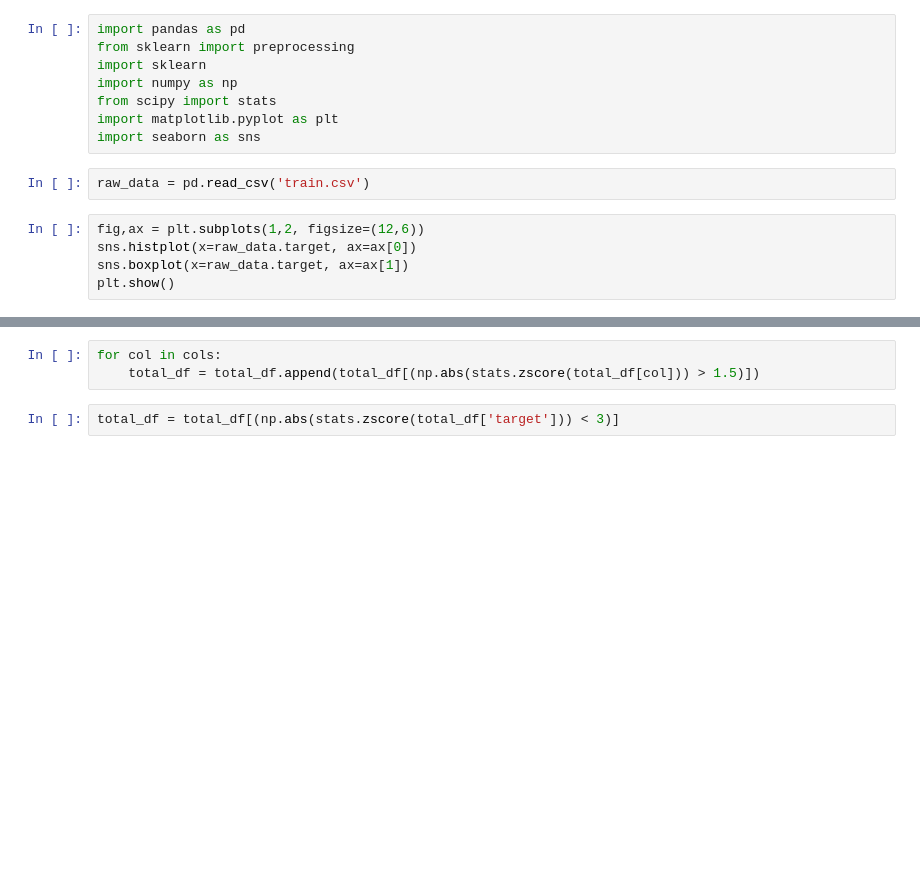
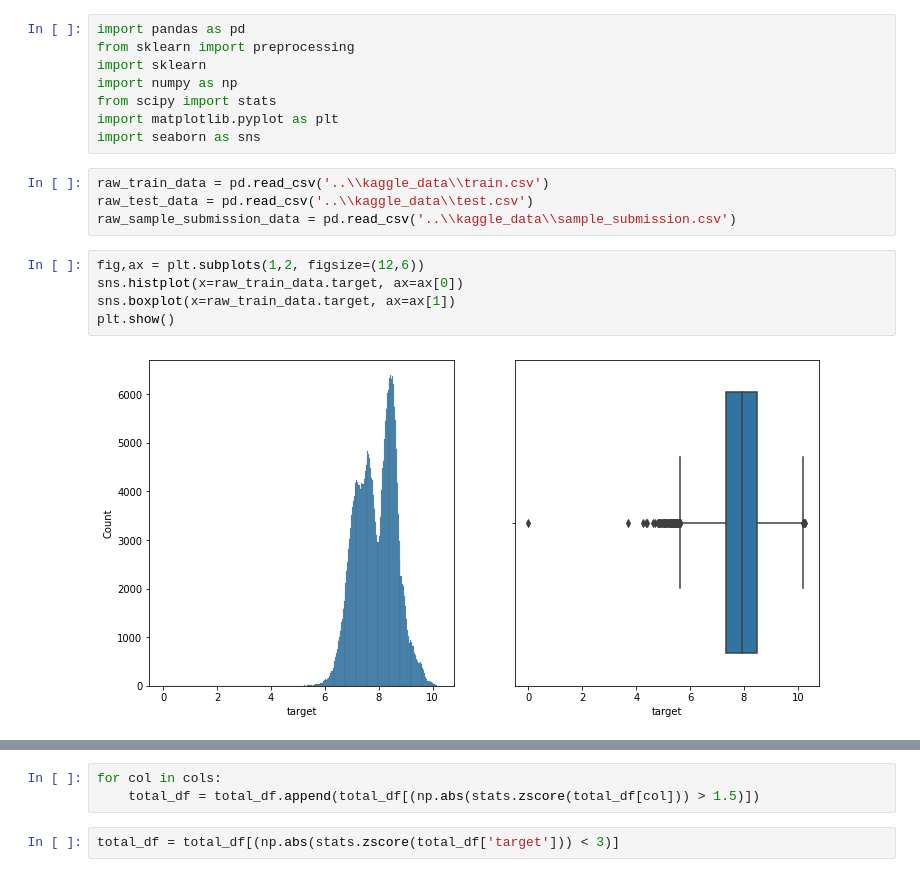
Before and after one commit to darkmatter2222/Kaggle_Tabular_Playground_Series-ML, a Jupyter notebook: Jan-2021/notebooks/first attempt.ipynb, the cells around one changed output, grey strips where cells are left out. Cells and saved outputs as stored; diff of their text form; blank space fills up the shorter version.

```diff
--- a/Jan-2021/notebooks/first attempt.ipynb
+++ b/Jan-2021/notebooks/first attempt.ipynb
@@ -6,12 +6,16 @@ import numpy as np
 from scipy import stats
 import matplotlib.pyplot as plt
 import seaborn as sns
-# %%
-raw_data = pd.read_csv('train.csv')
+# %%
+raw_train_data = pd.read_csv('..\\kaggle_data\\train.csv')
+raw_test_data = pd.read_csv('..\\kaggle_data\\test.csv')
+raw_sample_submission_data = pd.read_csv('..\\kaggle_data\\sample_submission.csv')
 # %%
 fig,ax = plt.subplots(1,2, figsize=(12,6))
-sns.histplot(x=raw_data.target, ax=ax[0])
-sns.boxplot(x=raw_data.target, ax=ax[1])
+sns.histplot(x=raw_train_data.target, ax=ax[0])
+sns.boxplot(x=raw_train_data.target, ax=ax[1])
 plt.show()
+# %% [output]
+[figure, added]
 # %%
 fig,axes = plt.subplots(5,3, figsize=(30,30))
```
Also changed, not shown: parts of 14 cells of this notebook, 1 other file.
